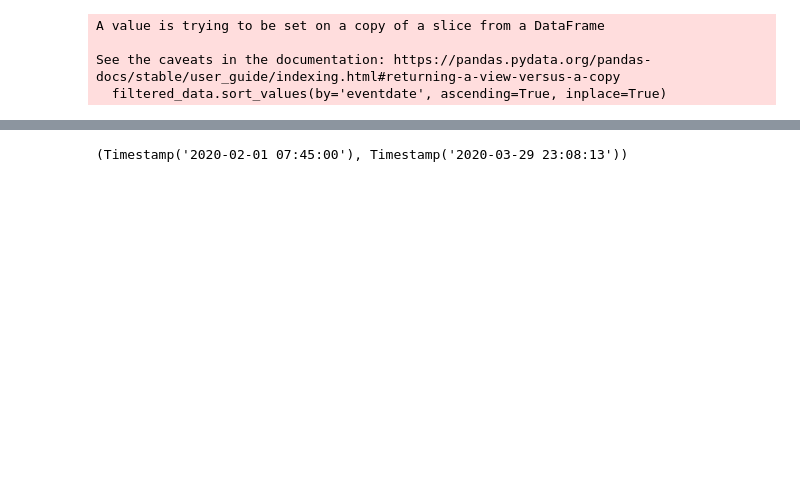
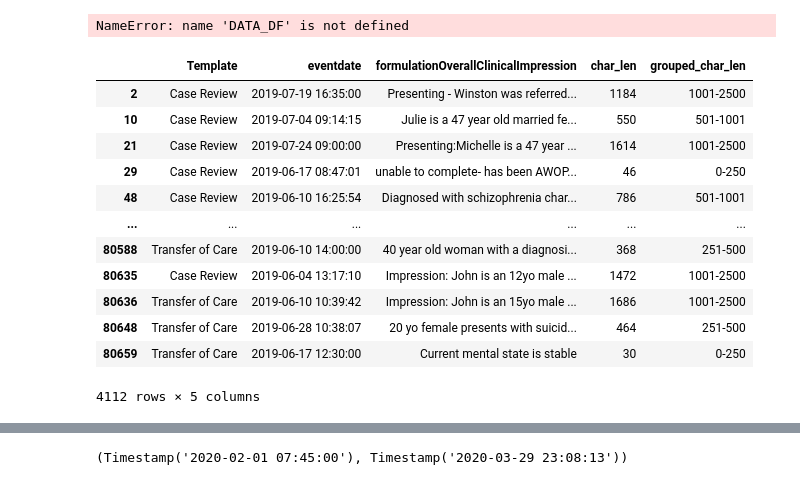
Before and after one commit to KnHuq/healthai, a Jupyter notebook: notebooks/load_analyse_data.ipynb, the cells around one changed output, grey strips where cells are left out. Cells and saved outputs as stored; diff of their text form; code cells hidden in the pictures; blank space fills up the shorter version.

```diff
--- a/notebooks/load_analyse_data.ipynb
+++ b/notebooks/load_analyse_data.ipynb
@@ -28,7 +10,0 @@ filtered_data = df[(df['eventdate'] >= start_date) & (df['eventdate'] <= end_dat
-# %%
-filtered_data.sort_values(by='eventdate', ascending=True, inplace=True)
-# %% [output]
-A value is trying to be set on a copy of a slice from a DataFrame
-
-See the caveats in the documentation: https://pandas.pydata.org/pandas-docs/stable/user_guide/indexing.html#returning-a-view-versus-a-copy
-  filtered_data.sort_values(by='eventdate', ascending=True, inplace=True)
@@ -34,0 +21,29 @@ See the caveats in the documentation: https://pandas.pydata.org/pandas-docs/stab
+# %%
+# save the data to csv
+DATA_DF.to_csv("/Users/kazinazmulhaque/work/QH/data/data.csv", index=False)
+# %% [output]
+NameError: name 'DATA_DF' is not defined
+# %%
+DATA  = "/Users/kazinazmulhaque/work/QH/data/data.csv"
+DATA_DF = pd.read_csv(DATA)
+# %%
+DATA_DF['eventdate'] = pd.to_datetime(DATA_DF['eventdate'])
+# %%
+start_date = pd.to_datetime("2019-05-30")
+end_date = pd.to_datetime("2019-07-30")
+filtered_data = DATA_DF[(DATA_DF['eventdate'] >= start_date) & (DATA_DF['eventdate'] <= end_date)]
+filtered_data
+# %% [output]
+|  | Template | eventdate | formulationOverallClinicalImpression | char_len | grouped_char_len |
+| 2 | Case Review | 2019-07-19 16:35:00 | Presenting - Winston was referred... | 1184 | 1001-2500 |
+| 10 | Case Review | 2019-07-04 09:14:15 | Julie is a 47 year old married fe... | 550 | 501-1001 |
+| 21 | Case Review | 2019-07-24 09:00:00 | Presenting:Michelle is a 47 year ... | 1614 | 1001-2500 |
+| 29 | Case Review | 2019-06-17 08:47:01 | unable to complete- has been AWOP... | 46 | 0-250 |
+| 48 | Case Review | 2019-06-10 16:25:54 | Diagnosed with schizophrenia char... | 786 | 501-1001 |
+| ... | ... | ... | ... | ... | ... |
+| 80588 | Transfer of Care | 2019-06-10 14:00:00 | 40 year old woman with a diagnosi... | 368 | 251-500 |
+| 80635 | Case Review | 2019-06-04 13:17:10 | Impression: John is an 12yo male ... | 1472 | 1001-2500 |
+| 80636 | Transfer of Care | 2019-06-10 10:39:42 | Impression: John is an 15yo male ... | 1686 | 1001-2500 |
+| 80648 | Transfer of Care | 2019-06-28 10:38:07 | 20 yo female presents with suicid... | 464 | 251-500 |
+| 80659 | Transfer of Care | 2019-06-17 12:30:00 | Current mental state is stable | 30 | 0-250 |
+4112 rows × 5 columns
```
Also changed, not shown: parts of 22 cells of this notebook, 2 other files.
